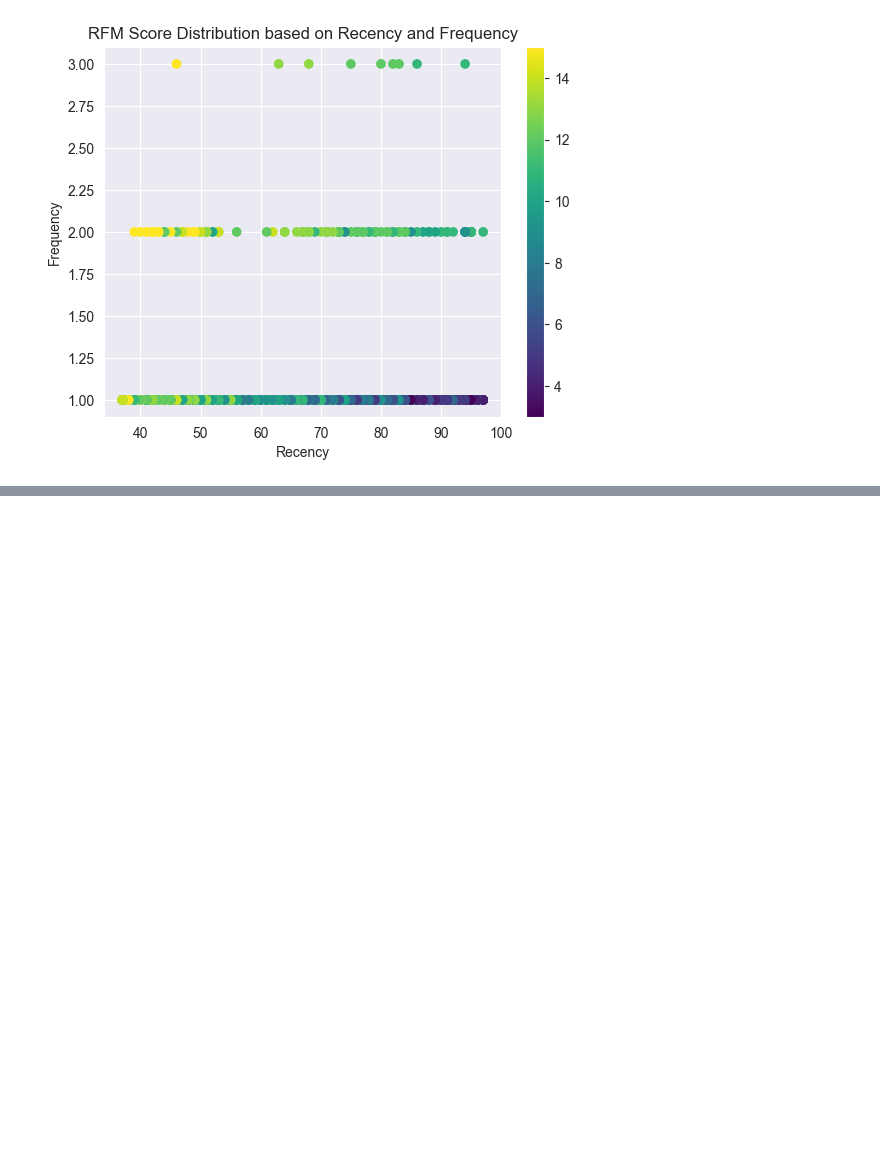
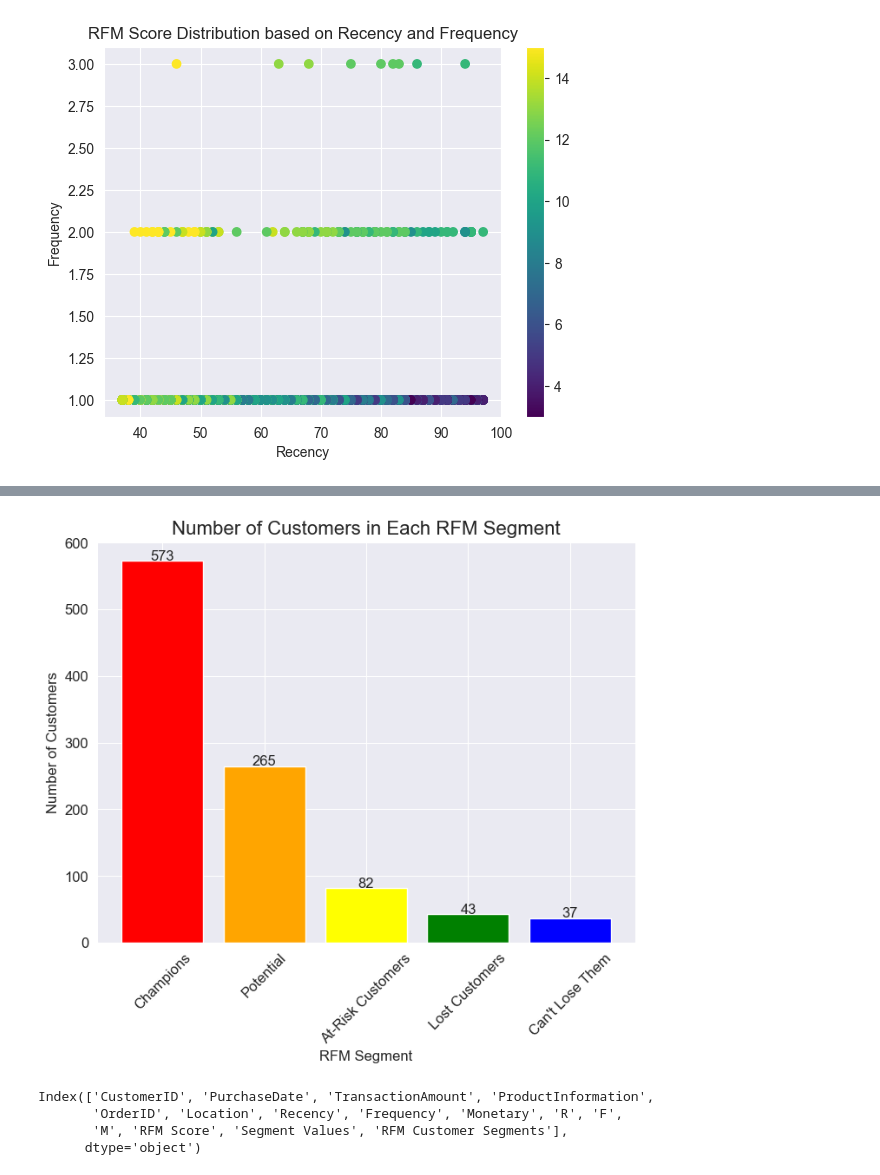
Before and after one commit to Mfundo-debug/RFM_analysis, a Jupyter notebook: EDA.ipynb, the cells around one changed output, grey strips where cells are left out. Saved outputs shown, nothing was run; the diff lists cells and outputs as text; code cells hidden in the pictures; blank space fills up the shorter version.

```diff
--- a/EDA.ipynb
+++ b/EDA.ipynb
@@ -368,0 +399,23 @@ fig.show()
+# %%
+# Define the colors for each segment
+colors = ['red', 'orange', 'yellow', 'green', 'blue', 'purple']
+
+# Count the number of customers in each segment
+segment_counts = data['RFM Customer Segments'].value_counts()
+
+# Create a bar plot of the number of customers in each segment
+fig, ax = plt.subplots(figsize=(8, 6))
+ax.bar(segment_counts.index, segment_counts.values, color=colors)
+ax.set_title('Number of Customers in Each RFM Segment', fontsize=16)
+ax.set_xlabel('RFM Segment', fontsize=12)
+ax.set_ylabel('Number of Customers', fontsize=12)
+ax.tick_params(axis='x', labelrotation=45, labelsize=12)
+ax.tick_params(axis='y', labelsize=12)
+
+# Add the number of customers to each bar
+for i, count in enumerate(segment_counts.values):
+    ax.text(i, count+1, str(count), ha='center', fontsize=12)
+
+plt.show()
+# %% [output]
+[figure, added]
@@ -368,0 +448,7 @@ fig.show()
+# %%
+data.columns
+# %% [output]
+Index(['CustomerID', 'PurchaseDate', 'TransactionAmount', 'ProductInformation',
+       'OrderID', 'Location', 'Recency', 'Frequency', 'Monetary', 'R', 'F',
+       'M', 'RFM Score', 'Segment Values', 'RFM Customer Segments'],
+      dtype='object')
```
Also changed, not shown: parts of 7 cells of this notebook.
